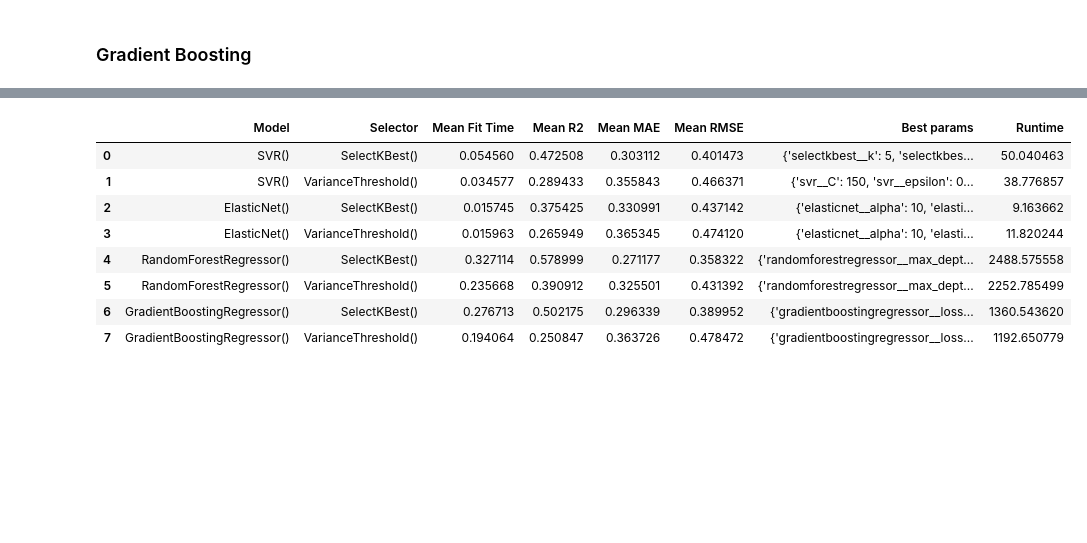
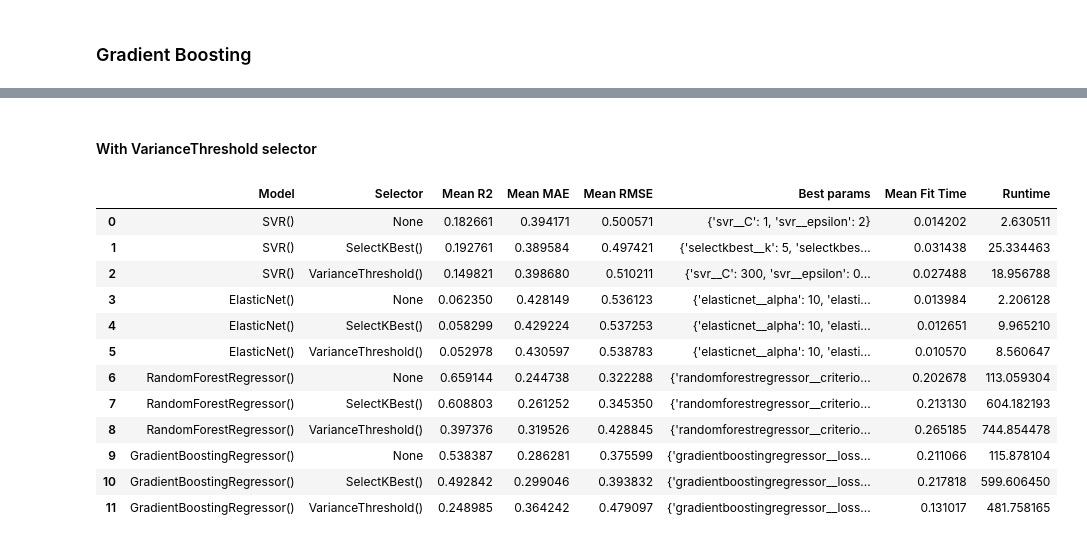
Before and after one commit to Dzov/DSP4, a Jupyter notebook: Haladjian_Amelie-Dzovinar_2_notebook_prediction_082023.ipynb, the cells around one changed output, grey strips where cells are left out. Saved outputs shown, nothing was run; the diff lists cells and outputs as text; code cells hidden in the pictures; blank space fills up the shorter version.

```diff
--- a/Haladjian_Amelie-Dzovinar_2_notebook_prediction_082023.ipynb
+++ b/Haladjian_Amelie-Dzovinar_2_notebook_prediction_082023.ipynb
@@ -380,7 +386,7 @@ model_comparison = pd.DataFrame()
 ### SVR
 # %%
 kbest_params = {
-    "selectkbest__k": [2, 5, 7, 8, 10, 13, "all"],
+    "selectkbest__k": [5, 7, 8, 10, "all"],
     "selectkbest__score_func": [f_regression],
 }
 
@@ -468,14 +571,22 @@ model_comparison = grid_search(
 # %%
 param_grid = {
     "randomforestregressor__n_estimators": [100, 120, 150, 200],
-    "randomforestregressor__max_depth": [1, 25, 100, None],
-    "randomforestregressor__min_samples_split": [1, 2, 4],
+    "randomforestregressor__min_samples_split": [2, 4, 6],
     "randomforestregressor__max_features": ["sqrt", "log2", None],
+    "randomforestregressor__criterion": [
+        "squared_error",
+        "friedman_mse",
+        "poisson",
+    ],
+    "randomforestregressor__random_state": [42],
 }
 
 param_grid.update(variance_params)
 
 model_comparison = grid_search(
-    RandomForestRegressor(), param_grid, VarianceThreshold(), model_comparison
+    RandomForestRegressor(),
+    param_grid,
+    model_comparison,
+    VarianceThreshold(),
 )
 # %% [output]
@@ -490,0 +607,17 @@ model_comparison = grid_search(
+# %%
+param_grid = {
+    "gradientboostingregressor__n_estimators": [120, 150, 200],
+    "gradientboostingregressor__loss": [
+        "squared_error",
+        "absolute_error",
+        "huber",
+        "quantile",
+    ],
+    "gradientboostingregressor__min_samples_split": [6, 8, 10],
+    "gradientboostingregressor__max_features": ["sqrt", "log2", None],
+    "gradientboostingregressor__random_state": [42],
+}
+
+model_comparison = grid_search(
+    GradientBoostingRegressor(), param_grid, model_comparison
+)
@@ -499,11 +646,15 @@ param_grid = {
     ],
     "gradientboostingregressor__min_samples_split": [6, 8, 10],
     "gradientboostingregressor__max_features": ["sqrt", "log2", None],
+    "gradientboostingregressor__random_state": [42],
 }
 
 param_grid.update(kbest_params)
 
 model_comparison = grid_search(
-    GradientBoostingRegressor(), param_grid, SelectKBest(), model_comparison
+    GradientBoostingRegressor(),
+    param_grid,
+    model_comparison,
+    SelectKBest(),
 )
 # %% [output]
@@ -518,28 +673,38 @@ model_comparison = grid_search(
+# %% [markdown]
+#### With VarianceThreshold selector
 # %%
 param_grid = {
     "gradientboostingregressor__n_estimators": [100, 120, 130, 140],
     "gradientboostingregressor__loss": [
         "squared_error",
         "absolute_error",
         "huber",
         "quantile",
     ],
     "gradientboostingregressor__min_samples_split": [2, 4, 6],
     "gradientboostingregressor__max_features": ["sqrt", "log2", None],
+    "gradientboostingregressor__random_state": [42],
 }
 
 param_grid.update(variance_params)
 
 model_comparison = grid_search(
-    GradientBoostingRegressor(), param_grid, VarianceThreshold(), model_comparison
+    GradientBoostingRegressor(),
+    param_grid,
+    model_comparison,
+    VarianceThreshold(),
 )
 # %% [output]
-|  | Model | Selector | Mean Fit Time | Mean R2 | Mean MAE | Mean RMSE | Best params | Runtime |
-| 0 | SVR() | SelectKBest() | 0.054560 | 0.472508 | 0.303112 | 0.401473 | {'selectkbest__k': 5, 'selectkbes... | 50.040463 |
-| 1 | SVR() | VarianceThreshold() | 0.034577 | 0.289433 | 0.355843 | 0.466371 | {'svr__C': 150, 'svr__epsilon': 0... | 38.776857 |
-| 2 | ElasticNet() | SelectKBest() | 0.015745 | 0.375425 | 0.330991 | 0.437142 | {'elasticnet__alpha': 10, 'elasti... | 9.163662 |
-| 3 | ElasticNet() | VarianceThreshold() | 0.015963 | 0.265949 | 0.365345 | 0.474120 | {'elasticnet__alpha': 10, 'elasti... | 11.820244 |
-| 4 | RandomForestRegressor() | SelectKBest() | 0.327114 | 0.578999 | 0.271177 | 0.358322 | {'randomforestregressor__max_dept... | 2488.575558 |
-| 5 | RandomForestRegressor() | VarianceThreshold() | 0.235668 | 0.390912 | 0.325501 | 0.431392 | {'randomforestregressor__max_dept... | 2252.785499 |
-| 6 | GradientBoostingRegressor() | SelectKBest() | 0.276713 | 0.502175 | 0.296339 | 0.389952 | {'gradientboostingregressor__loss... | 1360.543620 |
-| 7 | GradientBoostingRegressor() | VarianceThreshold() | 0.194064 | 0.250847 | 0.363726 | 0.478472 | {'gradientboostingregressor__loss... | 1192.650779 |
+|  | Model | Selector | Mean R2 | Mean MAE | Mean RMSE | Best params | Mean Fit Time | Runtime |
+| 0 | SVR() | None | 0.182661 | 0.394171 | 0.500571 | {'svr__C': 1, 'svr__epsilon': 2} | 0.014202 | 2.630511 |
+| 1 | SVR() | SelectKBest() | 0.192761 | 0.389584 | 0.497421 | {'selectkbest__k': 5, 'selectkbes... | 0.031438 | 25.334463 |
+| 2 | SVR() | VarianceThreshold() | 0.149821 | 0.398680 | 0.510211 | {'svr__C': 300, 'svr__epsilon': 0... | 0.027488 | 18.956788 |
+| 3 | ElasticNet() | None | 0.062350 | 0.428149 | 0.536123 | {'elasticnet__alpha': 10, 'elasti... | 0.013984 | 2.206128 |
+| 4 | ElasticNet() | SelectKBest() | 0.058299 | 0.429224 | 0.537253 | {'elasticnet__alpha': 10, 'elasti... | 0.012651 | 9.965210 |
+| 5 | ElasticNet() | VarianceThreshold() | 0.052978 | 0.430597 | 0.538783 | {'elasticnet__alpha': 10, 'elasti... | 0.010570 | 8.560647 |
+| 6 | RandomForestRegressor() | None | 0.659144 | 0.244738 | 0.322288 | {'randomforestregressor__criterio... | 0.202678 | 113.059304 |
+| 7 | RandomForestRegressor() | SelectKBest() | 0.608803 | 0.261252 | 0.345350 | {'randomforestregressor__criterio... | 0.213130 | 604.182193 |
+| 8 | RandomForestRegressor() | VarianceThreshold() | 0.397376 | 0.319526 | 0.428845 | {'randomforestregressor__criterio... | 0.265185 | 744.854478 |
+| 9 | GradientBoostingRegressor() | None | 0.538387 | 0.286281 | 0.375599 | {'gradientboostingregressor__loss... | 0.211066 | 115.878104 |
+| 10 | GradientBoostingRegressor() | SelectKBest() | 0.492842 | 0.299046 | 0.393832 | {'gradientboostingregressor__loss... | 0.217818 | 599.606450 |
+| 11 | GradientBoostingRegressor() | VarianceThreshold() | 0.248985 | 0.364242 | 0.479097 | {'gradientboostingregressor__loss... | 0.131017 | 481.758165 |
```
Also changed, not shown: parts of 25 cells of this notebook.
